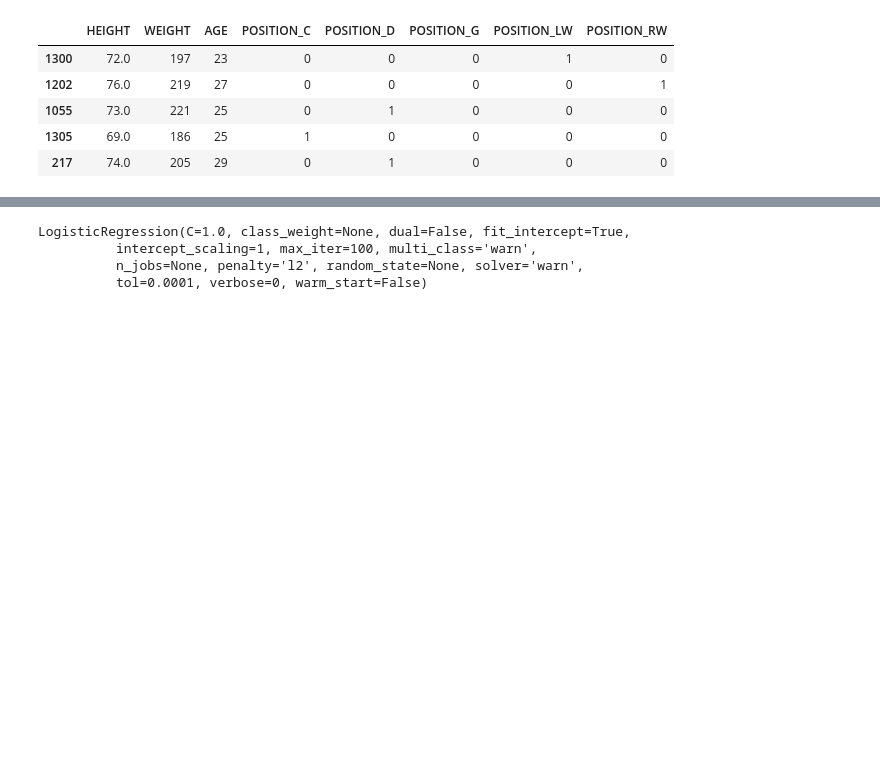
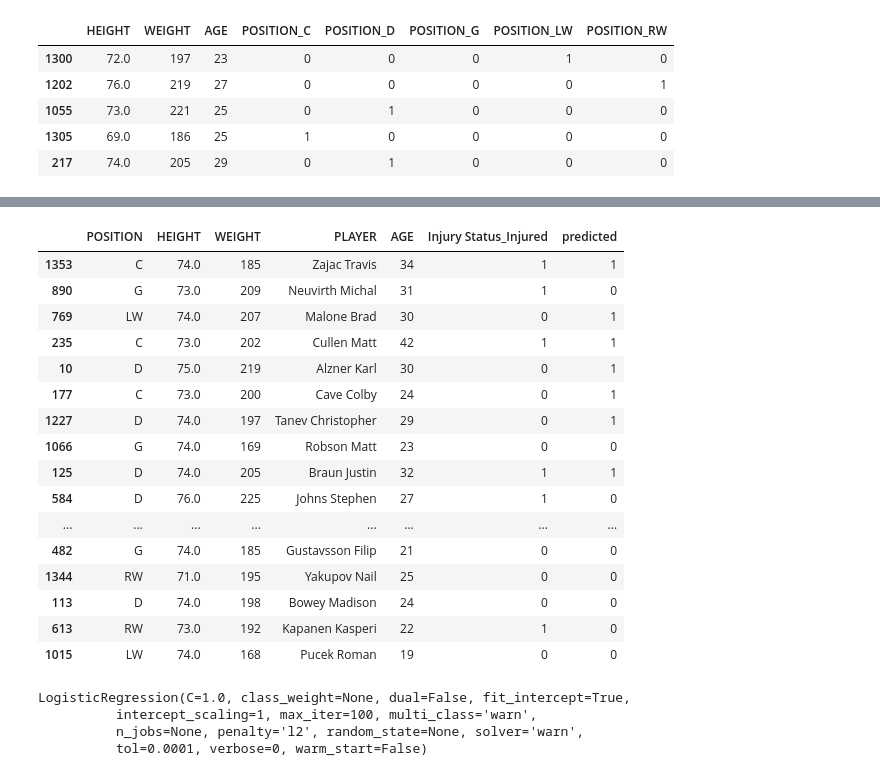
Before and after one commit to ibourzgui/project3_Imane, a Jupyter notebook: NHL_HotEncod.ipynb, the cells around one changed output, grey strips where cells are left out. Cells and saved outputs as stored; diff of their text form; code cells hidden in the pictures; blank space fills up the shorter version.

```diff
--- a/NHL_HotEncod.ipynb
+++ b/NHL_HotEncod.ipynb
@@ -58,0 +65,4 @@ NHL.head()
+# %%
+#Make random forest object
+clf = RandomForestClassifier(n_jobs=2, random_state=0)
+clf
@@ -58,0 +76,4 @@ NHL.head()
+# %%
+## Here we train the model
+#clf.fit(X_train.iloc[:, : 8], y_train.ravel())
+clf.fit(X_train, y_train.ravel())
@@ -58,0 +97,5 @@ NHL.head()
+# %%
+# Predict injury or no injury using clf model
+#Here we run on the test set
+preds=clf.predict(X_test)
+print(len(preds))
@@ -58,0 +104,13 @@ NHL.head()
+# %%
+#Print summary information from running prediction on X_test set
+newdf=X_test
+newdf['predicted']=preds
+#print(newdf['predicted'].value_counts)
+#newdf.index
+#newdf.head()
+odf=Encoded_df.loc[newdf.index]
+odf['predicted']=preds
+print("Predicted as injured:")
+print(newdf.loc[newdf.predicted==1].shape)
+print("Predicted as not injured")
+print(newdf.loc[newdf.predicted==0].shape)
@@ -59 +127,22 @@ NHL.head()
+# %%
+#Show original data with labels and predictions
+odf.head(50)
+# %% [output]
+|  | POSITION | HEIGHT | WEIGHT | PLAYER | AGE | Injury Status_Injured | predicted |
+| 1353 | C | 74.0 | 185 | Zajac Travis | 34 | 1 | 1 |
+| 890 | G | 73.0 | 209 | Neuvirth Michal | 31 | 1 | 0 |
+| 769 | LW | 74.0 | 207 | Malone Brad | 30 | 0 | 1 |
+| 235 | C | 73.0 | 202 | Cullen Matt | 42 | 1 | 1 |
+| 10 | D | 75.0 | 219 | Alzner Karl | 30 | 0 | 1 |
+| 177 | C | 73.0 | 200 | Cave Colby | 24 | 0 | 1 |
+| 1227 | D | 74.0 | 197 | Tanev Christopher | 29 | 0 | 1 |
+| 1066 | G | 74.0 | 169 | Robson Matt | 23 | 0 | 0 |
+| 125 | D | 74.0 | 205 | Braun Justin | 32 | 1 | 1 |
+| 584 | D | 76.0 | 225 | Johns Stephen | 27 | 1 | 0 |
+| ... | ... | ... | ... | ... | ... | ... | ... |
+| 482 | G | 74.0 | 185 | Gustavsson Filip | 21 | 0 | 0 |
+| 1344 | RW | 71.0 | 195 | Yakupov Nail | 25 | 0 | 0 |
+| 113 | D | 74.0 | 198 | Bowey Madison | 24 | 0 | 0 |
+| 613 | RW | 73.0 | 192 | Kapanen Kasperi | 22 | 1 | 0 |
+| 1015 | LW | 74.0 | 168 | Pucek Roman | 19 | 0 | 0 |
 # %%
```
Also changed, not shown: parts of 16 cells of this notebook, 11 other files.
